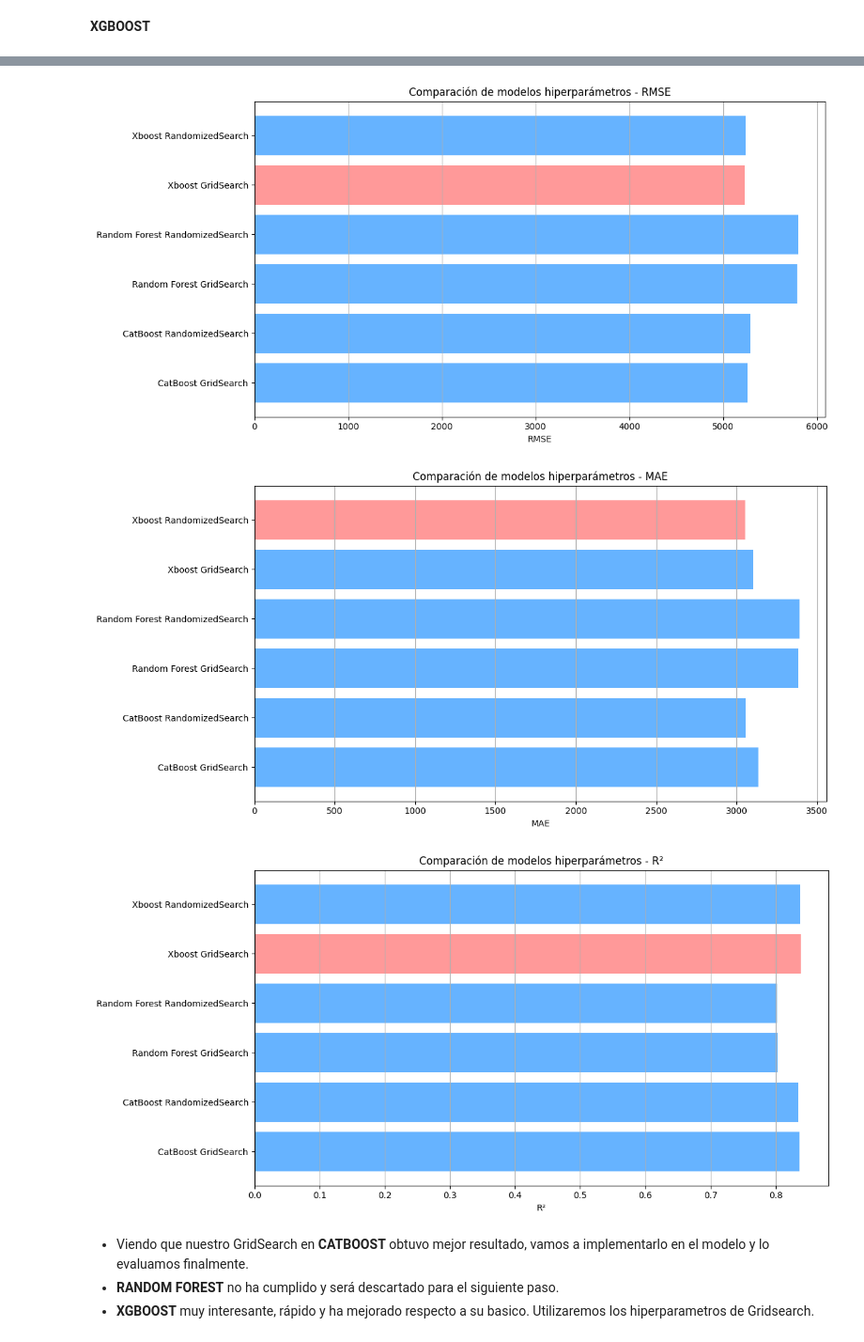
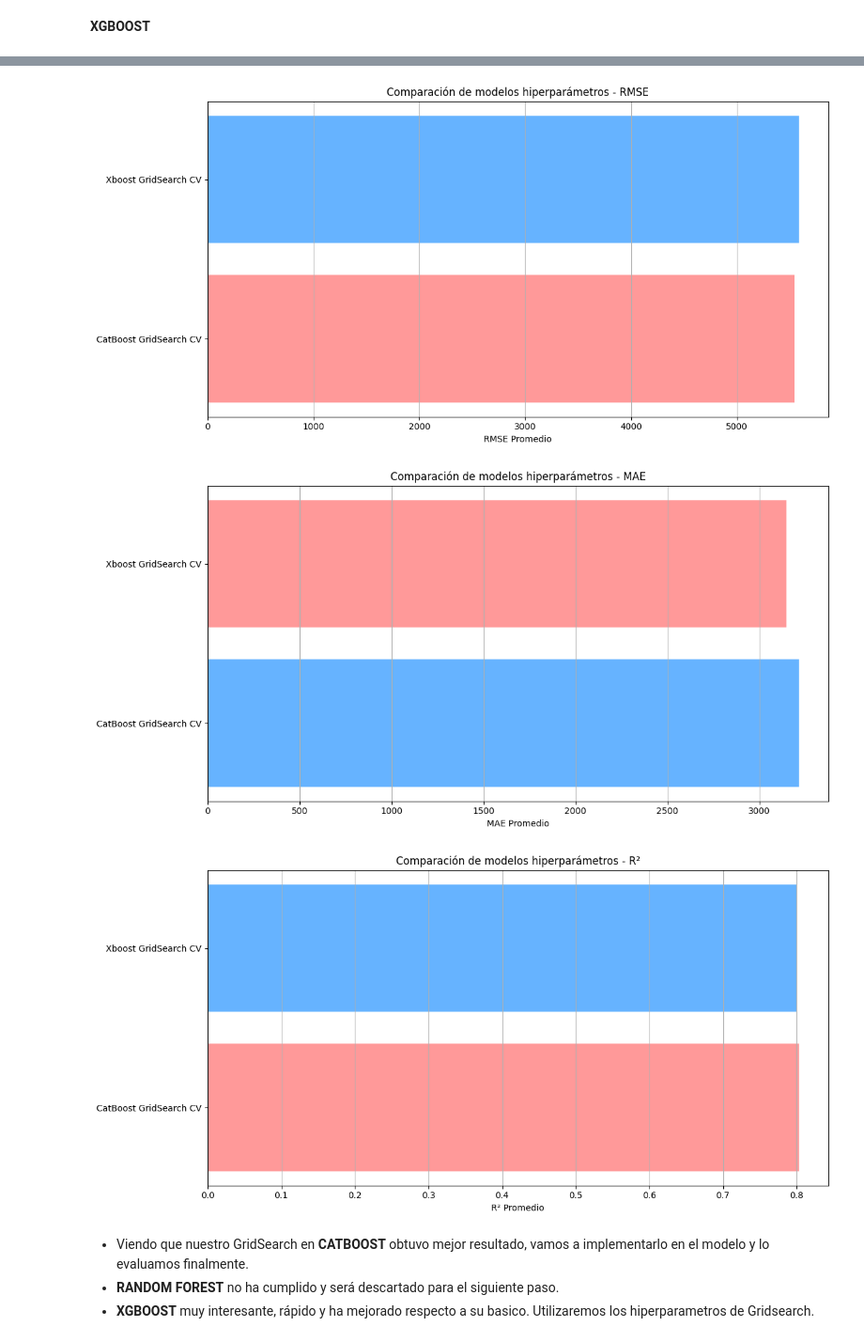
Before and after one commit to antonio-herrera-gb/ML_Adidas-Forecast, a Jupyter notebook: src/results_notebook/final_notebook.ipynb, the cells around one changed output, grey strips where cells are left out. Shown at 94% size. Saved outputs shown, nothing was run; the diff lists cells and outputs as text; code cells hidden in the pictures.

Commit message:
Modelo guardado

```diff
--- a/src/results_notebook/final_notebook.ipynb
+++ b/src/results_notebook/final_notebook.ipynb
@@ -835,11 +918,15 @@ MLP Regressor - RMSE promedio: 9317.76
 # %% [markdown]
 Nuestro train aqui es **X_train_filtered** que contiene 7 columnas. **CatBoost** es un buen modelo cuando tenemos features categoricas.
 # %%
+# Construir el modelo
 cat_model = CatBoostRegressor(verbose=0, random_state=42)
 
+# Scores de validación cruzada
 cv_rmse_scores_cat_baseline = []
 cv_mae_scores_cat_baseline = []
 cv_r2_scores_cat_baseline = []
+
+# De forma manual para no perder el control de los folds
 for train_index, val_index in kf.split(X_train_filtered):
     X_train_fold = X_train_filtered.iloc[train_index]
     X_val_fold = X_train_filtered.iloc[val_index]
@@ -847,7 +934,7 @@ for train_index, val_index in kf.split(X_train_filtered):
     y_val_fold = y_train_boxcox[val_index]
 
     # Crear el modelo
-    fold_model = CatBoostRegressor(verbose=0, random_state=42)
+    fold_model = cat_model
     fold_model.fit(X_train_fold, y_train_fold, cat_features=categorical_features)
 
     # Predit Box Cox
@@ -1229,9 +1465,9 @@ R2: 0.8017
 # XGBOOST GRIDSEARCH
 
 param_grid = {
-    'n_estimators': [100, 200, 300],
-    'learning_rate': [0.01, 0.2, 0.3],
-    'max_depth': [4, 5, 6]
+    'n_estimators': [100, 150, 200, 300],
+    'learning_rate': [0.01, 0.10, 0.25, 0.30],
+    'max_depth': [4, 5, 6, 7]
 }
 
 # Búsqueda de hiperparámetros
@@ -1249,19 +1485,4 @@ best_model_xgb = grid_search.best_estimator_
 # Mejores hiperparámetros
 print(f"Mejores hiperparámetros: {grid_search.best_params_}")
 print(f"Mejor score RMSE: {-grid_search.best_score_:.2f}")
-
-# Predecir con el mejor modelo
-y_pred_boxcox_grid_xgb = grid_search.predict(X_test_df)
-y_pred_grid_xgb = inv_boxcox(y_pred_boxcox_grid_xgb, lambda_val)
-
-# Evaluar el modelo
-mse_grid_xgb = mean_squared_error(y_test, y_pred_grid_xgb)
-rmse_grid_xgb = np.sqrt(mse_grid_xgb)
-mae_grid_xgb = mean_absolute_error(y_test, y_pred_grid_xgb)
-r2_grid_xgb = r2_score(y_test, y_pred_grid_xgb)
-
-print(f"XGBoost (GridSearch)")
-print(f"RMSE: {rmse_grid_xgb:.2f}")
-print(f"MAE: {mae_grid_xgb:.2f}")
-print(f"R2: {r2_grid_xgb:.4f}")
 # %% [output]
@@ -1364,40 +1645,40 @@ print(resultados_hiperparametros)
 # %%
 # Pintamos para ver los resultados
 
-best_rmse_idx_hiper = resultados_hiperparametros["RMSE"].idxmin()
-best_mae_idx_hiper = resultados_hiperparametros["MAE"].idxmin()
-best_r2_idx_hiper = resultados_hiperparametros["R2"].idxmax()
+best_rmse_idx_hiper = resultados_hiperparametros["RMSE Promedio"].idxmin()
+best_mae_idx_hiper = resultados_hiperparametros["MAE Promedio"].idxmin()
+best_r2_idx_hiper = resultados_hiperparametros["R2 Promedio"].idxmax()
 
 plt.figure(figsize=(12, 6))
 colors = ['#FF9999' if i == best_rmse_idx_hiper else '#66B3FF' for i in range(len(resultados_hiperparametros))]
-plt.barh(resultados_hiperparametros["Modelo"], resultados_hiperparametros["RMSE"], color=colors)
-plt.xlabel("RMSE")
+plt.barh(resultados_hiperparametros["Modelos"], resultados_hiperparametros["RMSE Promedio"], color=colors)
+plt.xlabel("RMSE Promedio")
 plt.title("Comparación de modelos hiperparámetros - RMSE")
 plt.grid(axis='x')
 plt.tight_layout()
 plt.show()
 
 plt.figure(figsize=(12, 6))
 colors = ['#FF9999' if i == best_mae_idx_hiper else '#66B3FF' for i in range(len(resultados_hiperparametros))]
-plt.barh(resultados_hiperparametros["Modelo"], resultados_hiperparametros["MAE"], color=colors)
-plt.xlabel("MAE")
+plt.barh(resultados_hiperparametros["Modelos"], resultados_hiperparametros["MAE Promedio"], color=colors)
+plt.xlabel("MAE Promedio")
 plt.title("Comparación de modelos hiperparámetros - MAE")
 plt.grid(axis='x')
 plt.tight_layout()
 plt.show()
 
 plt.figure(figsize=(12, 6))
 colors = ['#FF9999' if i == best_r2_idx_hiper else '#66B3FF' for i in range(len(resultados_hiperparametros))]
-plt.barh(resultados_hiperparametros["Modelo"], resultados_hiperparametros["R2"], color=colors)
-plt.xlabel("R²")
+plt.barh(resultados_hiperparametros["Modelos"], resultados_hiperparametros["R2 Promedio"], color=colors)
+plt.xlabel("R² Promedio")
 plt.title("Comparación de modelos hiperparámetros - R²")
 plt.grid(axis='x')
 plt.tight_layout()
 plt.show()
 # %% [output]
-[figure, old version]
+[figure, new version]
-[figure, old version]
+[figure, new version]
-[figure, old version]
+[figure, new version]
 # %% [markdown]
 - Viendo que nuestro GridSearch en **CATBOOST** obtuvo mejor resultado, vamos a implementarlo en el modelo y lo evaluamos finalmente.
 - **RANDOM FOREST** no ha cumplido y será descartado para el siguiente paso.
```
Also changed, not shown: parts of 47 cells of this notebook, 18 other files.
